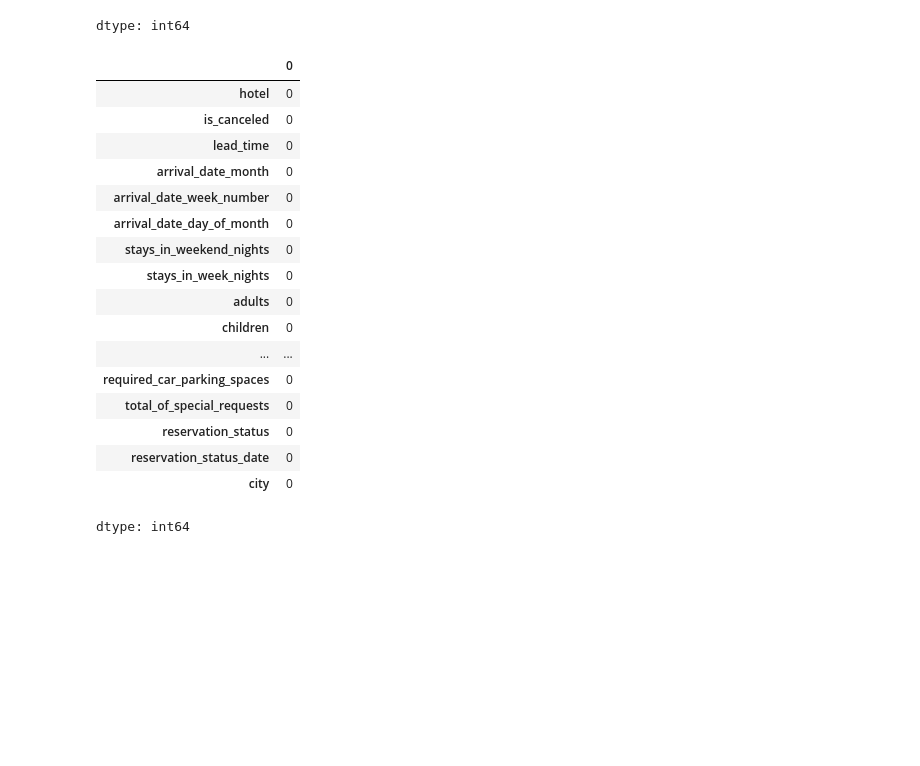
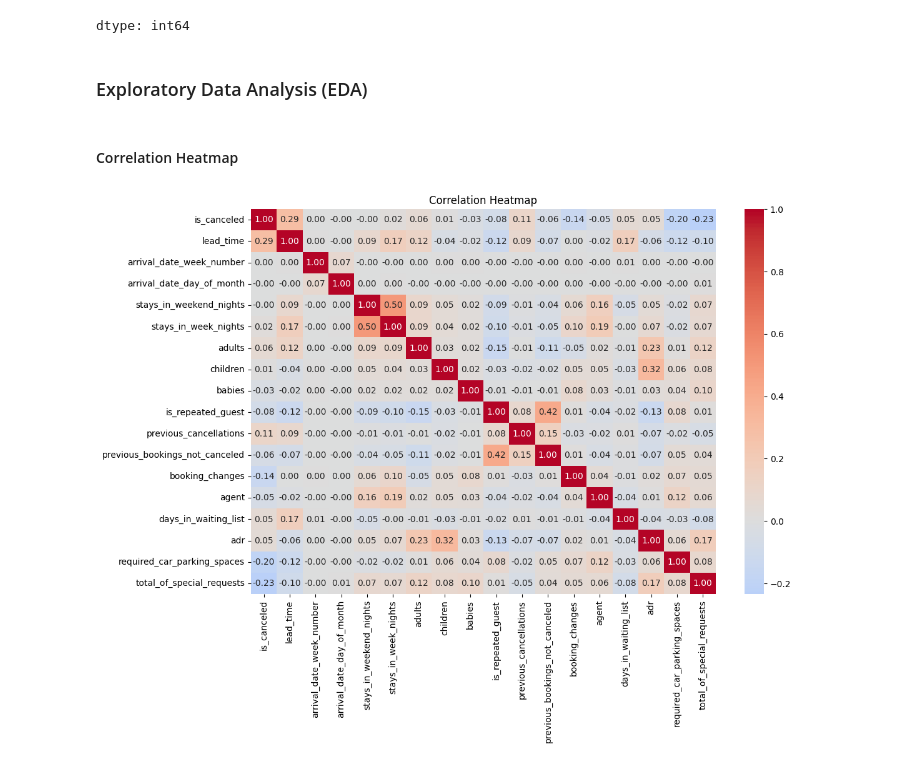
Before and after one commit to mohamedelziat50/Hotel-Bookings-AI-MIU, a Jupyter notebook: Hotel_Booking.ipynb, the cells around one changed output. Drawn from its saved outputs; the diff is of its cells as text; code cells hidden in the pictures; blank space fills up the shorter version.

```diff
--- a/Hotel_Booking.ipynb
+++ b/Hotel_Booking.ipynb
@@ -348,4 +343,0 @@ There is no linear relationships regression ( because its a  classification prob
-# %%
-# we dont handle missing values on target values .If we do so this can lead to missleading results
-#Becuase we never impute the target , as its what we are predicting
-df = df.dropna(subset=['is_canceled'])
@@ -400,31 +387,6 @@ df.isnull().sum()
 | reservation_status_date | 0 |
 | city | 0 |
 dtype: int64
-# %%
-#Replace non-numeric( string objects with nulls) with mode
-for col in ['country','market_segment','distribution_channel']:
-    if df[col].isnull().any(): # Check if the column has any null values
-        df[col] = df[col].fillna(df[col].mode()[0])
-df.isnull().sum()
-# %% [output]
-|  | 0 |
-| hotel | 0 |
-| is_canceled | 0 |
-| lead_time | 0 |
-| arrival_date_month | 0 |
-| arrival_date_week_number | 0 |
-| arrival_date_day_of_month | 0 |
-| stays_in_weekend_nights | 0 |
-| stays_in_week_nights | 0 |
-| adults | 0 |
-| children | 0 |
-| ... | ... |
-| required_car_parking_spaces | 0 |
-| total_of_special_requests | 0 |
-| reservation_status | 0 |
-| reservation_status_date | 0 |
-| city | 0 |
-dtype: int64
 # %%
 #Use Knn model to remove the outlier based on the closest K neighbours
 from sklearn.impute import KNNImputer
@@ -432,3 +394,21 @@ impute = KNNImputer()
 # %%
 for i in df.select_dtypes(include = "number").columns:
   df[i] = impute.fit_transform(df[[i]])
+# %% [markdown]
+### Exploratory Data Analysis (EDA)
+# %% [markdown]
+#### Correlation Heatmap
+# %%
+# Get numeric columns as a dataframe
+numeric_df = df.select_dtypes(include='number')
+
+# Create correlation matrix
+corr_matrix = numeric_df.corr()
+
+# Plot heatmap
+plt.figure(figsize=(12, 8))
+sns.heatmap(corr_matrix, annot=True, cmap='coolwarm', center=0, fmt='.2f')
+plt.title('Correlation Heatmap')
+plt.show()
+# %% [output]
+[figure, added]
```
Also changed, not shown: parts of 19 cells of this notebook.
